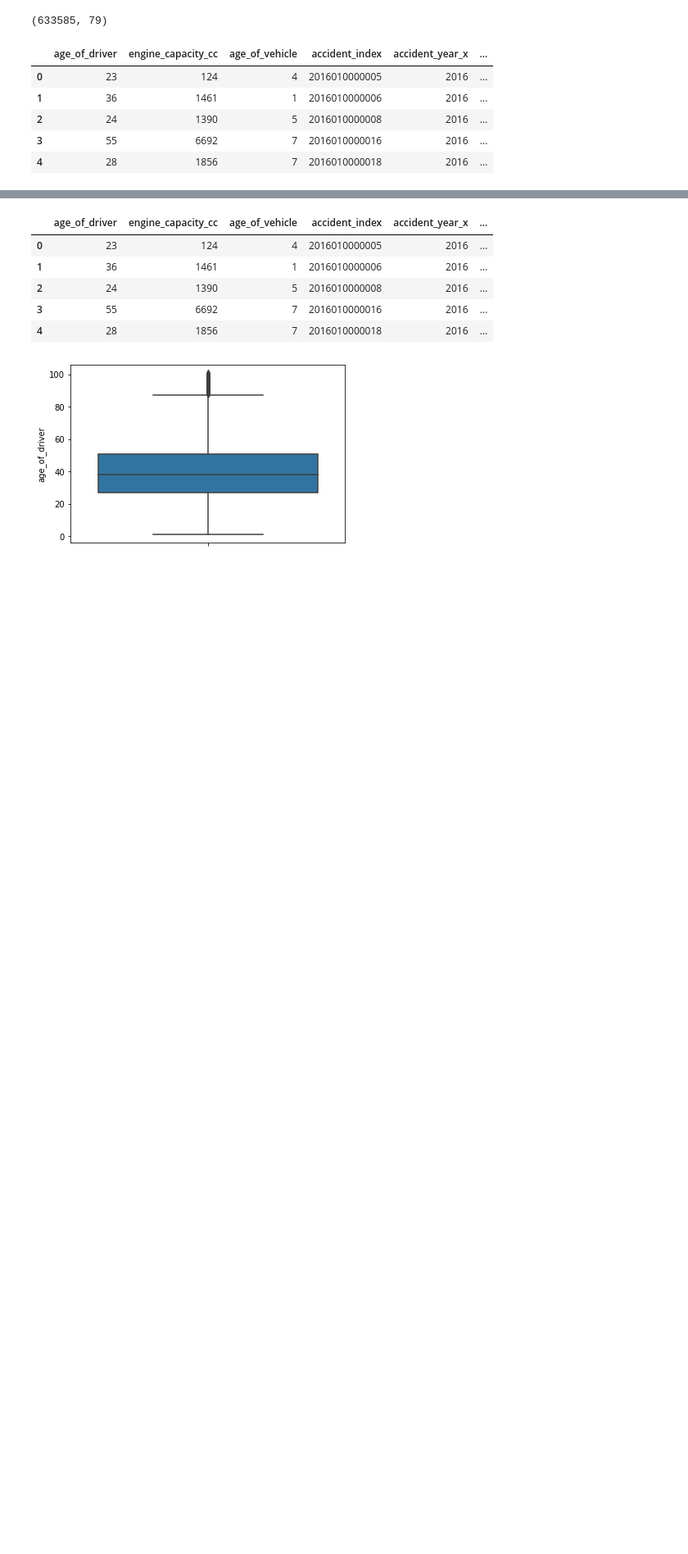
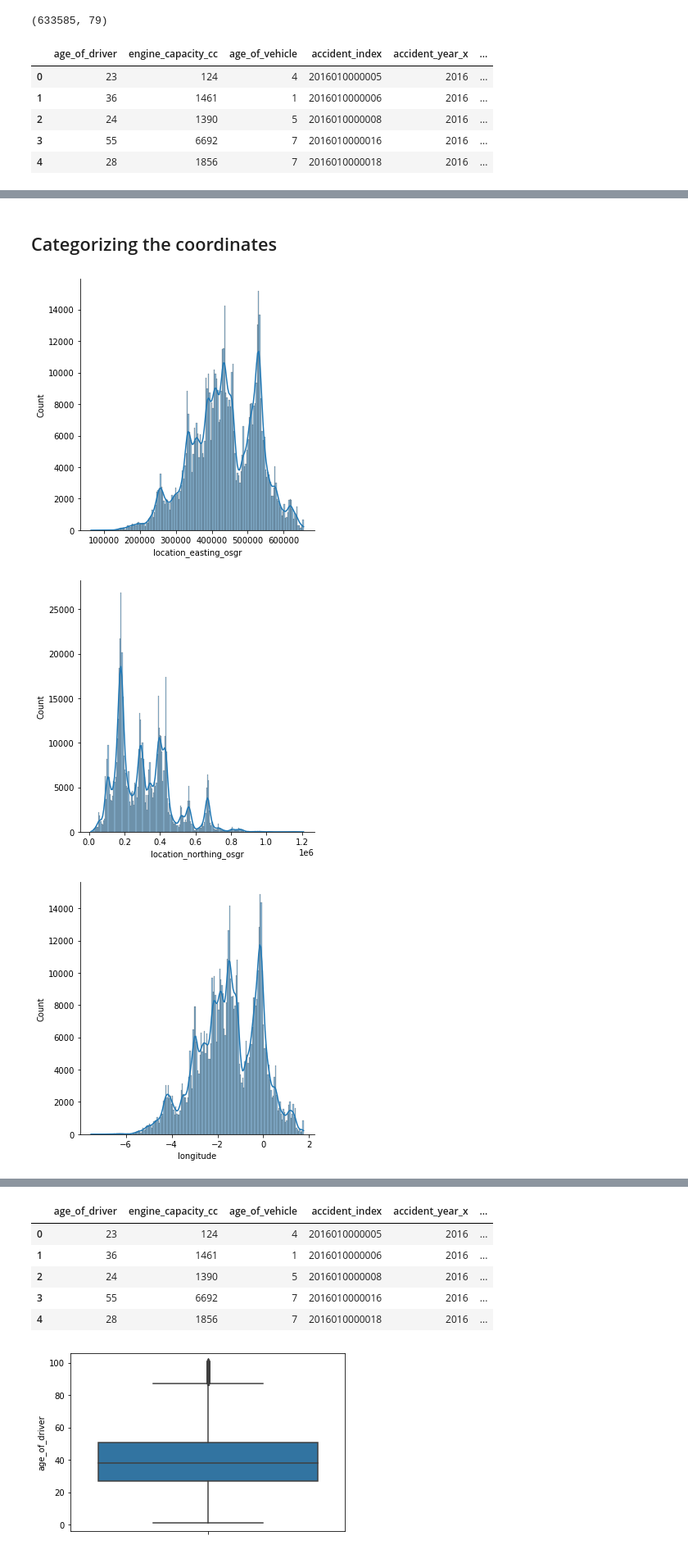
Before and after one commit to elifcyildirim/patterns_in_road_accidents, a Jupyter notebook: Main.ipynb, the cells around one changed output, grey strips where cells are left out. Shown at 82% size. Saved outputs shown, nothing was run; the diff lists cells and outputs as text; code cells hidden in the pictures; blank space fills up the shorter version.

Commit message:
revise readme and add figures

```diff
--- a/Main.ipynb
+++ b/Main.ipynb
@@ -207,0 +375,12 @@ all_df.head()
+# %% [markdown]
+## Categorizing the coordinates
+# %%
+all_df_location= all_df[['location_easting_osgr','location_northing_osgr', 'longitude', 'latitude']]
+
+for column in all_df_location.columns:
+    sns.displot(all_df_location[column], kde=True)
+    plt.show()
+# %% [output]
+[figure, added]
+[figure, added]
+[figure, added]
```
Also changed, not shown: parts of 243 cells of this notebook, 3 other files.
